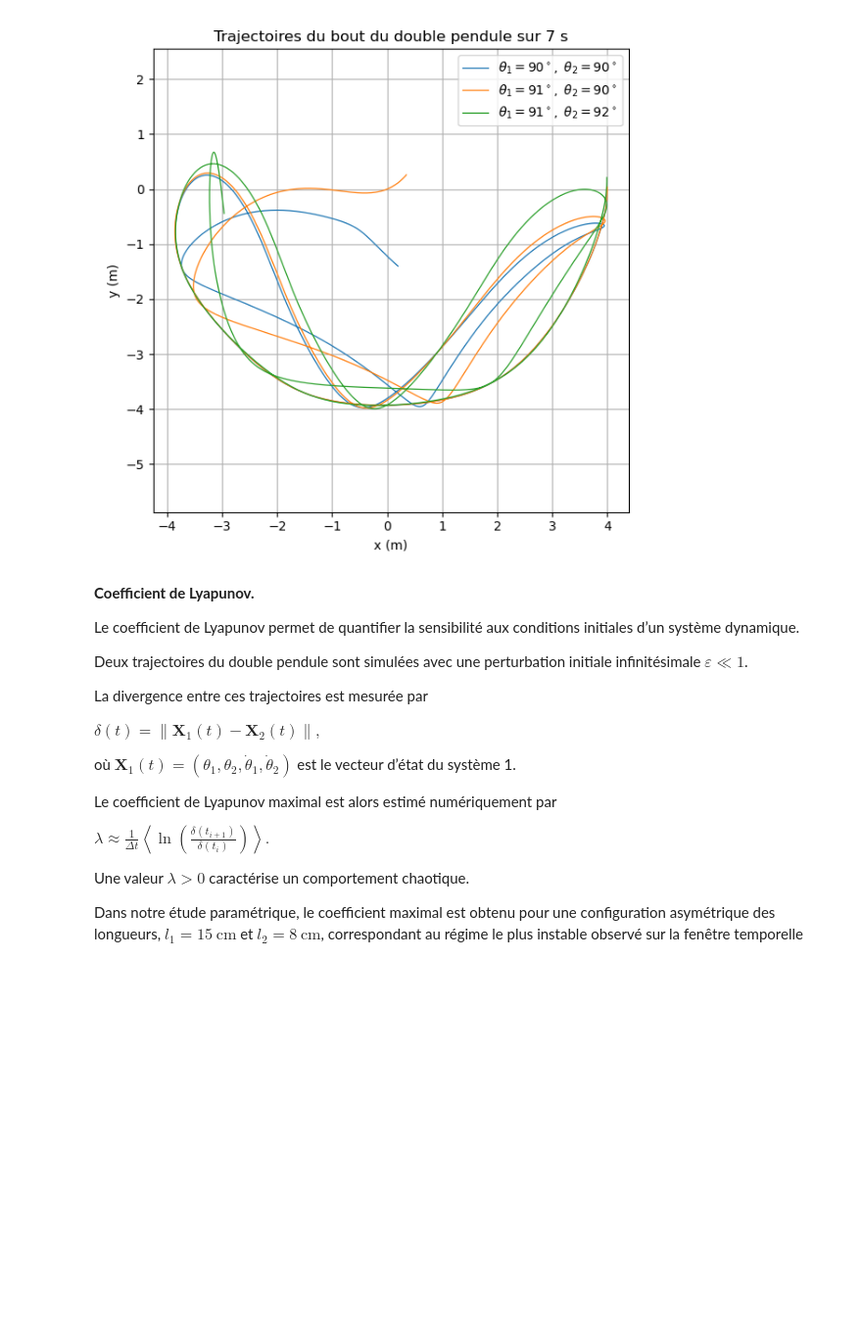
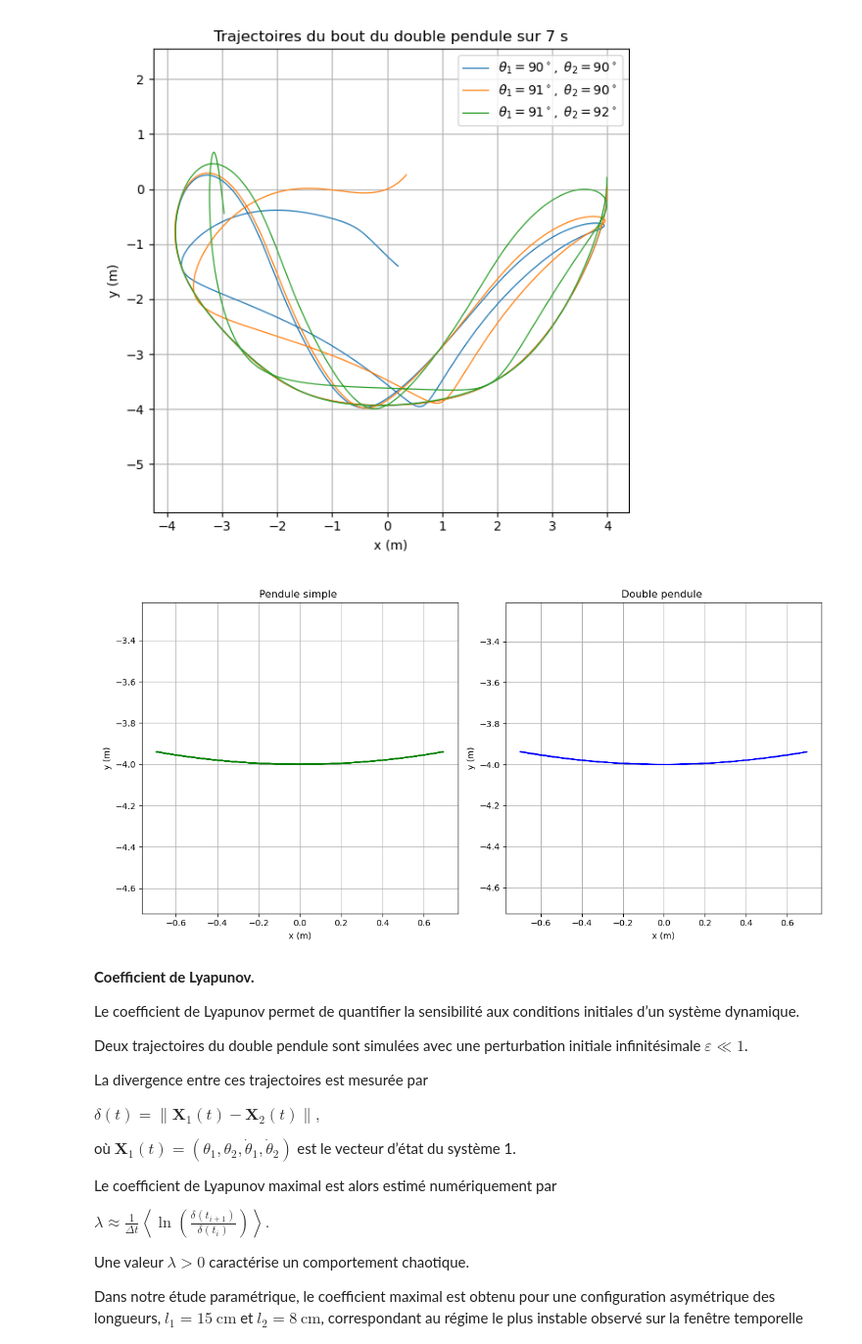
Before and after one commit to hoaron10/Rendu-PST-, a Jupyter notebook: Rendu_PST.ipynb, the cells around one changed output. Shown at 98% size. Drawn from its saved outputs; the diff is of its cells as text; code cells hidden in the pictures; blank space fills up the shorter version.

```diff
--- a/Rendu_PST.ipynb
+++ b/Rendu_PST.ipynb
@@ -230,6 +231,66 @@ plt.tight_layout()
 plt.show()
 # %% [output]
 [figure]
+# %%
+# --- Longueurs
+L_simple = l1 + l2  # longueur équivalente au double pendule
+
+# --- Fonction trajectoire
+def trajectory_double(theta1, theta2):
+    x2 = l1 * np.sin(theta1) + l2 * np.sin(theta2)
+    y2 = -l1 * np.cos(theta1) - l2 * np.cos(theta2)
+    return x2, y2
+
+def trajectory_simple(theta):
+    x = L_simple * np.sin(theta)
+    y = -L_simple * np.cos(theta)
+    return x, y
+
+# --- Petites oscillations < 15°
+theta0_double = np.array([10*np.pi/180, 10*np.pi/180, 0, 0])
+
+# Angle initial du pendule simple = somme des angles du double pendule
+theta0_simple = np.array([theta0_double[0], 0, 0, 0])
+
+# --- Résolution temporelle
+t_obs = 7
+N_obs = int(t_obs / dt)
+t_eval = np.linspace(0, t_obs, N_obs)
+
+# Double pendule
+sol_double = solve_ivp(f, (0, t_obs), theta0_double, t_eval=t_eval)
+x2_double, y2_double = trajectory_double(sol_double.y[0], sol_double.y[1])
+
+# Pendule simple (même longueur totale)
+sol_simple = solve_ivp(lambda t, y: [y[2], y[3], -g/L_simple*np.sin(y[0]), 0],
+                       (0, t_obs), theta0_simple, t_eval=t_eval)
+x_simple, y_simple = trajectory_simple(sol_simple.y[0])
+
+plt.close()
+# --- Affichage côte à côte
+fig, axes = plt.subplots(1, 2, figsize=(12,6))
+
+
+# Trajectoire du pendule simple
+axes[0].plot(x_simple, y_simple, lw=1.5, color="green")
+axes[0].set_title("Pendule simple ")
+axes[0].set_xlabel("x (m)")
+axes[0].set_ylabel("y (m)")
+axes[0].axis("equal")
+axes[0].grid(True)
+
+# Trajectoire du double pendule
+axes[1].plot(x2_double, y2_double, lw=1.2, color="blue")
+axes[1].set_title("Double pendule ")
+axes[1].set_xlabel("x (m)")
+axes[1].set_ylabel("y (m)")
+axes[1].axis("equal")
+axes[1].grid(True)
+
+plt.tight_layout()
+plt.show()
+# %% [output]
+[figure, added]
 # %% [markdown]
 **Coefficient de Lyapunov.**
 
```
Also changed, not shown: parts of 1 cell of this notebook.
